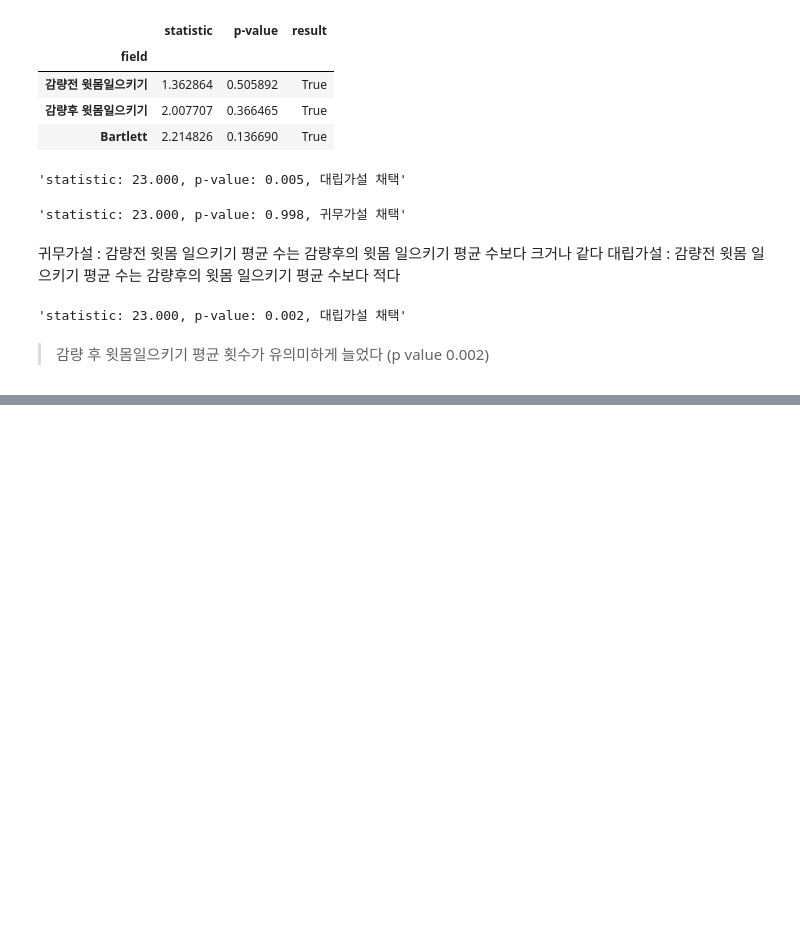
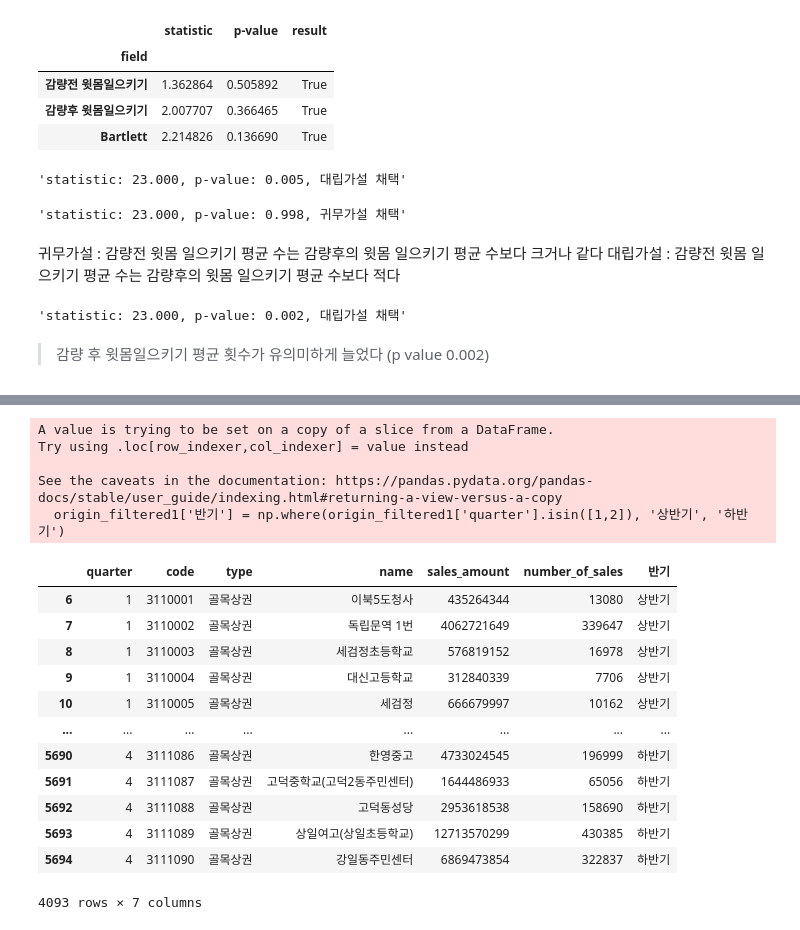
Before and after one commit to BoheeJeong/data_analysis_basic, a Jupyter notebook: [LAB-10] 추론통계/10-02 신뢰구간.ipynb/10-07 연습문제.ipynb, the cells around one changed output, grey strips where cells are left out. Cells and saved outputs as stored; diff of their text form; code cells hidden in the pictures; blank space fills up the shorter version.

```diff
--- a/[LAB-10] 추론통계/10-02 신뢰구간.ipynb/10-07 연습문제.ipynb
+++ b/[LAB-10] 추론통계/10-02 신뢰구간.ipynb/10-07 연습문제.ipynb
@@ -895,0 +1014,3 @@ s, p = mannwhitneyu(origin['감량전 윗몸일으키기'], origin['감량후
+# %%
+commercial =load_data('commercial')
+commercial
@@ -895,0 +1034,4 @@ s, p = mannwhitneyu(origin['감량전 윗몸일으키기'], origin['감량후
+# %%
+# type 을 골목상권으로
+origin_filtered1 = commercial.query ('type == "골목상권"')
+origin_filtered1
@@ -895,0 +1052,22 @@ s, p = mannwhitneyu(origin['감량전 윗몸일으키기'], origin['감량후
+# %%
+origin_filtered1['반기'] = np.where(origin_filtered1['quarter'].isin([1,2]), '상반기', '하반기')
+origin_filtered1
+# %% [output]
+A value is trying to be set on a copy of a slice from a DataFrame.
+Try using .loc[row_indexer,col_indexer] = value instead
+
+See the caveats in the documentation: https://pandas.pydata.org/pandas-docs/stable/user_guide/indexing.html#returning-a-view-versus-a-copy
+  origin_filtered1['반기'] = np.where(origin_filtered1['quarter'].isin([1,2]), '상반기', '하반기')
+|  | quarter | code | type | name | sales_amount | number_of_sales | 반기 |
+| 6 | 1 | 3110001 | 골목상권 | 이북5도청사 | 435264344 | 13080 | 상반기 |
+| 7 | 1 | 3110002 | 골목상권 | 독립문역 1번 | 4062721649 | 339647 | 상반기 |
+| 8 | 1 | 3110003 | 골목상권 | 세검정초등학교 | 576819152 | 16978 | 상반기 |
+| 9 | 1 | 3110004 | 골목상권 | 대신고등학교 | 312840339 | 7706 | 상반기 |
+| 10 | 1 | 3110005 | 골목상권 | 세검정 | 666679997 | 10162 | 상반기 |
+| ... | ... | ... | ... | ... | ... | ... | ... |
+| 5690 | 4 | 3111086 | 골목상권 | 한영중고 | 4733024545 | 196999 | 하반기 |
+| 5691 | 4 | 3111087 | 골목상권 | 고덕중학교(고덕2동주민센터) | 1644486933 | 65056 | 하반기 |
+| 5692 | 4 | 3111088 | 골목상권 | 고덕동성당 | 2953618538 | 158690 | 하반기 |
+| 5693 | 4 | 3111089 | 골목상권 | 상일여고(상일초등학교) | 12713570299 | 430385 | 하반기 |
+| 5694 | 4 | 3111090 | 골목상권 | 강일동주민센터 | 6869473854 | 322837 | 하반기 |
+4093 rows × 7 columns
```
Also changed, not shown: parts of 41 cells of this notebook, 1 other file.
